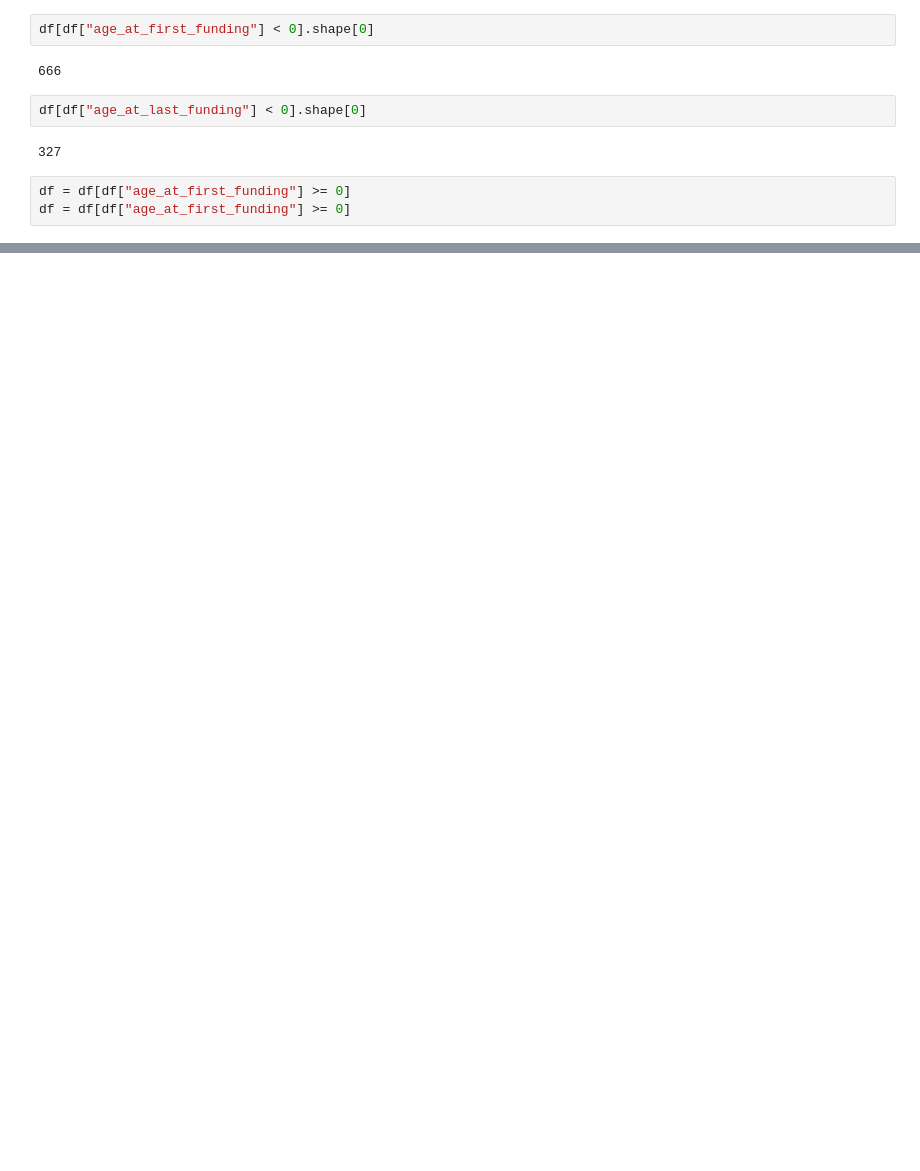
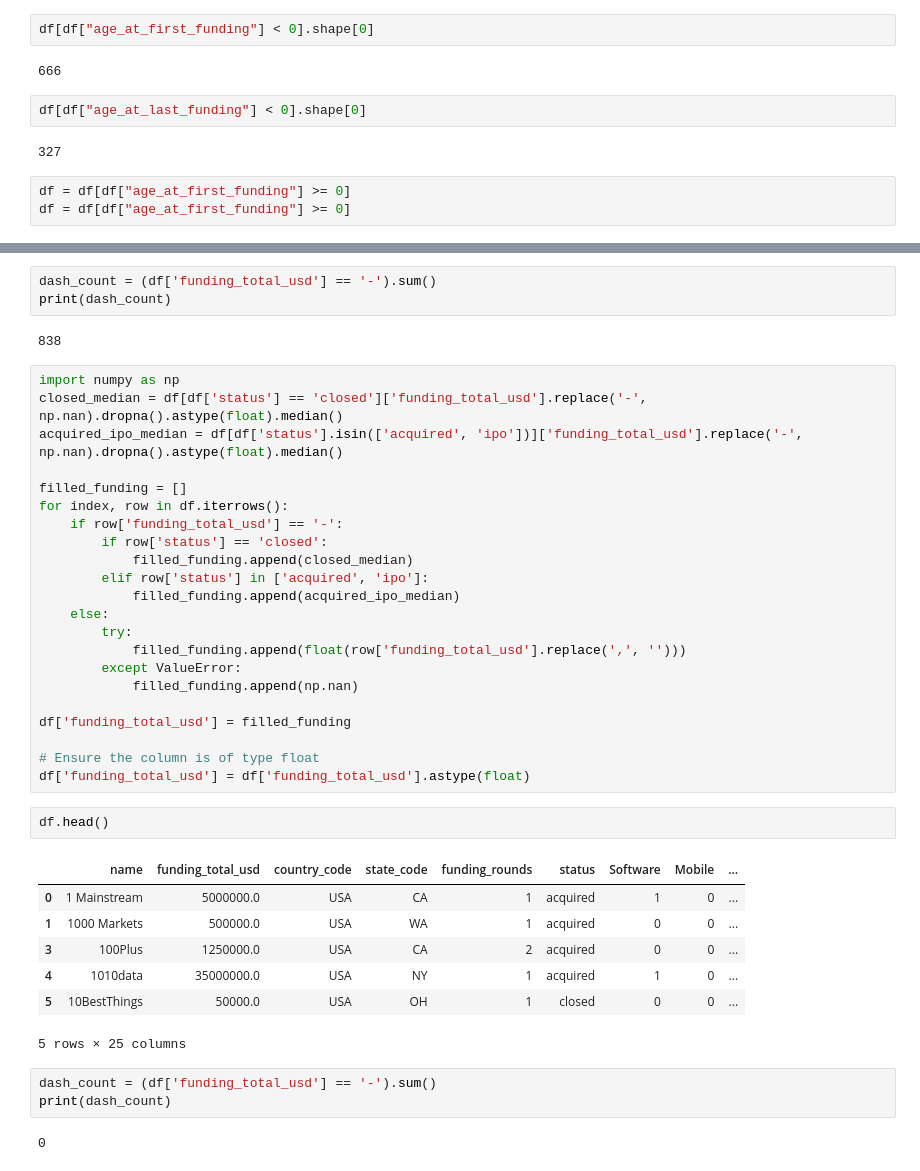
Before and after one commit to Ishaan453/Flexi-DSBI_Project, a Jupyter notebook: model.ipynb, the cells around one changed output, grey strips where cells are left out. Saved outputs shown, nothing was run; the diff lists cells and outputs as text; blank space fills up the shorter version.

```diff
--- a/model.ipynb
+++ b/model.ipynb
@@ -145,0 +190,42 @@ df.shape
+# %%
+dash_count = (df['funding_total_usd'] == '-').sum()
+print(dash_count)
+# %% [output]
+838
+# %%
+import numpy as np
+closed_median = df[df['status'] == 'closed']['funding_total_usd'].replace('-', np.nan).dropna().astype(float).median()
+acquired_ipo_median = df[df['status'].isin(['acquired', 'ipo'])]['funding_total_usd'].replace('-', np.nan).dropna().astype(float).median()
+
+filled_funding = []
+for index, row in df.iterrows():
+    if row['funding_total_usd'] == '-':
+        if row['status'] == 'closed':
+            filled_funding.append(closed_median)
+        elif row['status'] in ['acquired', 'ipo']:
+            filled_funding.append(acquired_ipo_median)
+    else:
+        try:
+            filled_funding.append(float(row['funding_total_usd'].replace(',', '')))
+        except ValueError:
+            filled_funding.append(np.nan)
+
+df['funding_total_usd'] = filled_funding
+
+# Ensure the column is of type float
+df['funding_total_usd'] = df['funding_total_usd'].astype(float)
+# %%
+df.head()
+# %% [output]
+|  | name | funding_total_usd | country_code | state_code | funding_rounds | status | Software | Mobile | ... |
+| 0 | 1 Mainstream | 5000000.0 | USA | CA | 1 | acquired | 1 | 0 | ... |
+| 1 | 1000 Markets | 500000.0 | USA | WA | 1 | acquired | 0 | 0 | ... |
+| 3 | 100Plus | 1250000.0 | USA | CA | 2 | acquired | 0 | 0 | ... |
+| 4 | 1010data | 35000000.0 | USA | NY | 1 | acquired | 1 | 0 | ... |
+| 5 | 10BestThings | 50000.0 | USA | OH | 1 | closed | 0 | 0 | ... |
+5 rows × 25 columns
+# %%
+dash_count = (df['funding_total_usd'] == '-').sum()
+print(dash_count)
+# %% [output]
+0
```
Also changed, not shown: parts of 22 cells of this notebook, 1 other file.
